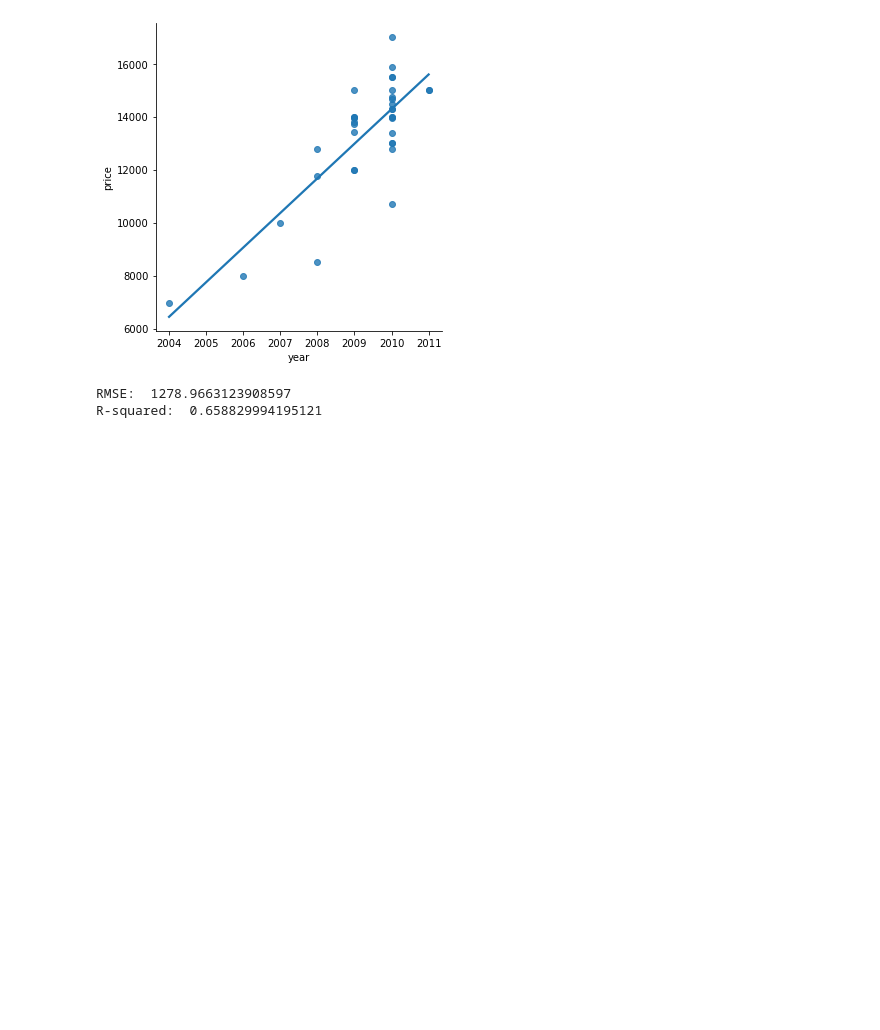
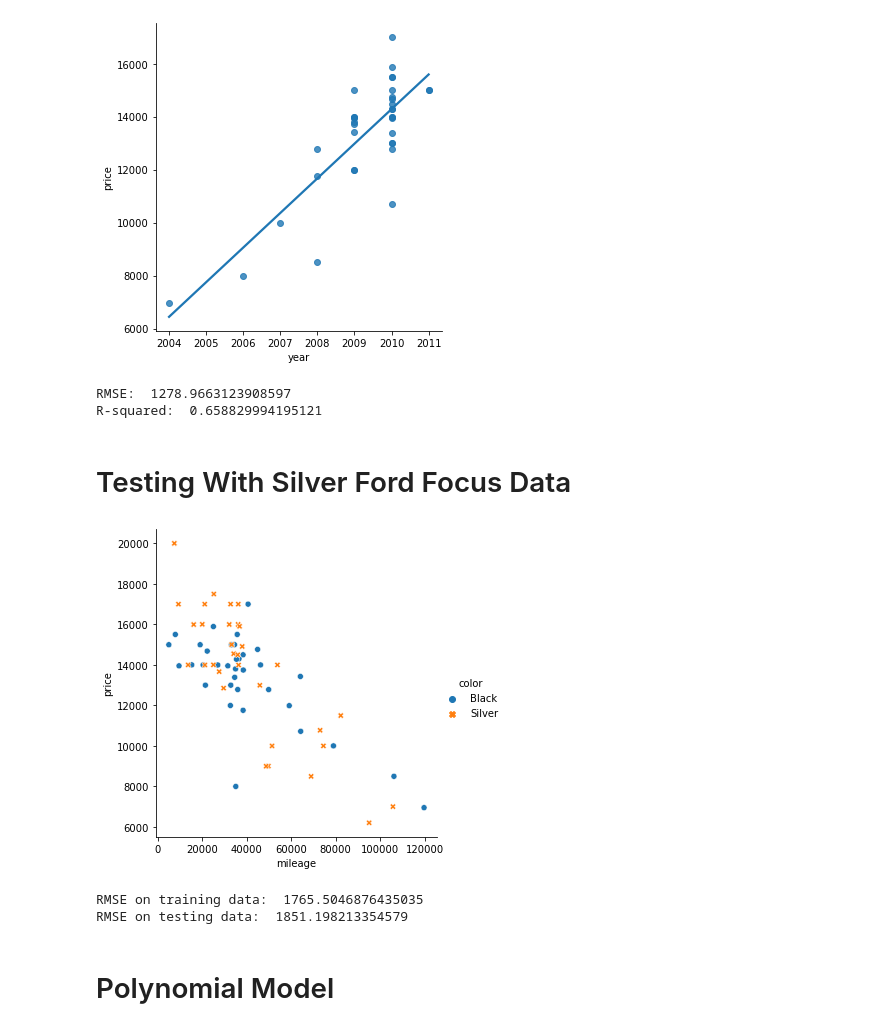
Before and after one commit to MichOchieng/machineLearningStuff, a Jupyter notebook: usedCarPrices/car-prices.ipynb, the cells around one changed output. Drawn from its saved outputs; the diff is of its cells as text; code cells hidden in the pictures; blank space fills up the shorter version.

```diff
--- a/usedCarPrices/car-prices.ipynb
+++ b/usedCarPrices/car-prices.ipynb
@@ -96,3 +96,29 @@ Slope:  1307.3449646643116
 [figure]
 RMSE:  1278.9663123908597
 R-squared:  0.658829994195121
+# %% [markdown]
+# Testing With Silver Ford Focus Data
+# %%
+newCarData = pd.read_csv('fordFocusBlackSilver.csv')
+
+features = ['mileage']
+XData = newCarData[features].values
+YData = newCarData.price
+
+sns.relplot(x='mileage',y='price', data=newCarData, ci=0, style='color', hue='color')
+plt.show()
+# %% [output]
+[figure, added]
+# %%
+XTrain, XTest, YTrain, YTest = train_test_split(XData, YData, test_size=0.2, random_state=2)
+
+linearModel = LinearRegression()
+linearModel.fit(XTrain,YTrain)
+
+print('RMSE on training data: ',np.sqrt(mean_squared_error(linearModel.predict(XTrain),YTrain)) )
+print('RMSE on testing data: ',np.sqrt(mean_squared_error(linearModel.predict(XTest),YTest)))
+# %% [output]
+RMSE on training data:  1765.5046876435035
+RMSE on testing data:  1851.198213354579
+# %% [markdown]
+# Polynomial Model
```
Also changed, not shown: parts of 1 cell of this notebook.
